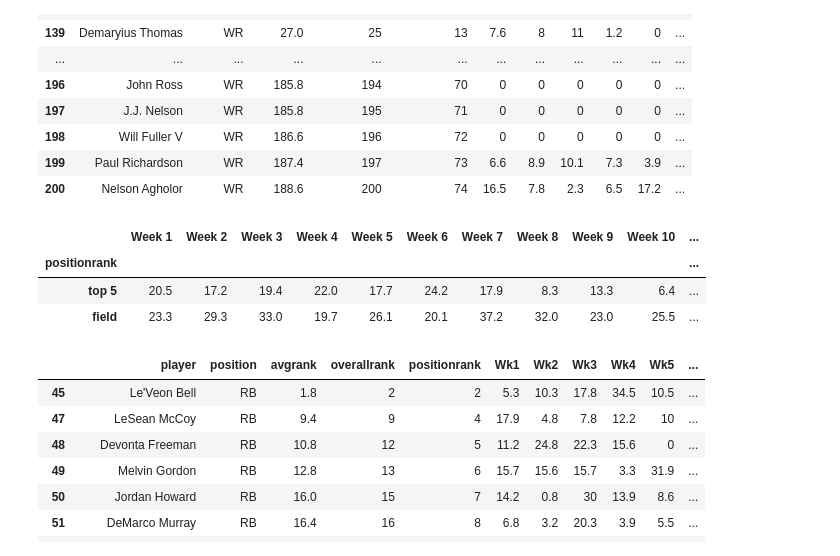
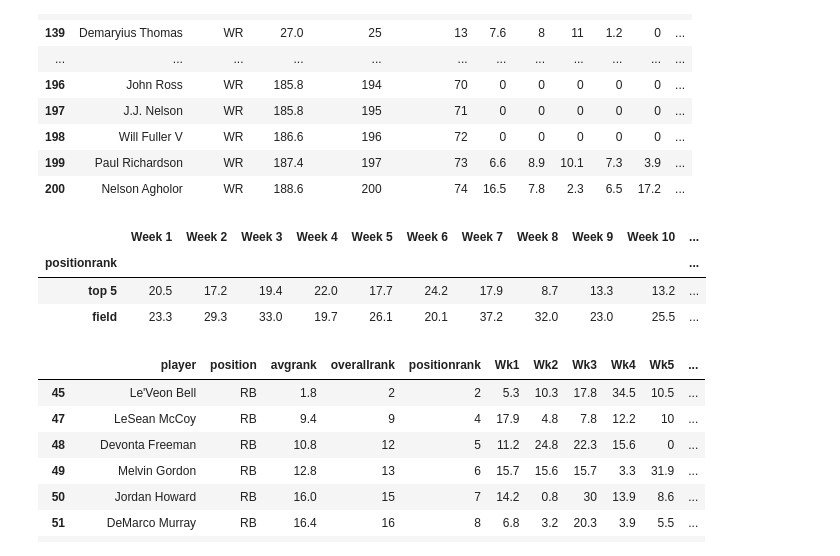
Before and after one commit to MTMUTH/Group_Project_01, a Jupyter notebook: FFL_DataAnalysis_Final.ipynb, the cells around one changed output. Cells and saved outputs as stored; diff of their text form; code cells hidden in the pictures.

```diff
--- a/FFL_DataAnalysis_Final.ipynb
+++ b/FFL_DataAnalysis_Final.ipynb
@@ -279,37 +280,37 @@ dfwr.iloc[:60]
 # %%
 #WR Establish bins
 #Used Top 7 WRs due to ODell Beckham Jr. and A.J. Green being out the entire season
-bins = [0,5,60]
+bins = [0,7,60]
 bin_names = ["top 5","field"]
 
 #Categorize the WRs using the position rank bins
 grouped_WR = dfwr.groupby(pd.cut(dfwr["positionrank"],bins,labels=bin_names))
 
 #WR Weekly Summary Table
 WR_Weekly_Summary=pd.DataFrame({"Week 1":grouped_WR["Wk1"].max(),
                                "Week 2":grouped_WR["Wk2"].max(),
                                "Week 3":grouped_WR["Wk3"].max(),
                                "Week 4":grouped_WR["Wk4"].max(),
                                "Week 5":grouped_WR["Wk5"].max(),
                                "Week 6":grouped_WR["Wk6"].max(),
                                "Week 7":grouped_WR["Wk7"].max(),
                                "Week 8":grouped_WR["Wk8"].max(),
                                "Week 9":grouped_WR["Wk9"].max(),
                                "Week 10":grouped_WR["Wk10"].max(),
                                "Week 11":grouped_WR["Wk11"].max(),
                                "Week 12":grouped_WR["Wk12"].max(),
                                "Week 13":grouped_WR["Wk13"].max(),
                                "Week 14":grouped_WR["Wk14"].max(),
                                "Week 15":grouped_WR["Wk15"].max(),
                                "Week 16":grouped_WR["Wk16"].max(),})
 
 WR_Weekly_Summary["Season Avg"]= WR_Weekly_Summary.mean(axis=1)
 WR_Weekly_Summary
 display(WR_Weekly_Summary)
 # %% [output]
 |  | Week 1 | Week 2 | Week 3 | Week 4 | Week 5 | Week 6 | Week 7 | Week 8 | Week 9 | Week 10 | ... |
 | positionrank |  |  |  |  |  |  |  |  |  |  | ... |
-| top 5 | 20.5 | 17.2 | 19.4 | 22.0 | 17.7 | 24.2 | 17.9 | 8.3 | 13.3 | 6.4 | ... |
+| top 5 | 20.5 | 17.2 | 19.4 | 22.0 | 17.7 | 24.2 | 17.9 | 8.7 | 13.3 | 13.2 | ... |
 | field | 23.3 | 29.3 | 33.0 | 19.7 | 26.1 | 20.1 | 37.2 | 32.0 | 23.0 | 25.5 | ... |
 # %%
 #drop inactive players
```
Also changed, not shown: parts of 14 cells of this notebook.
